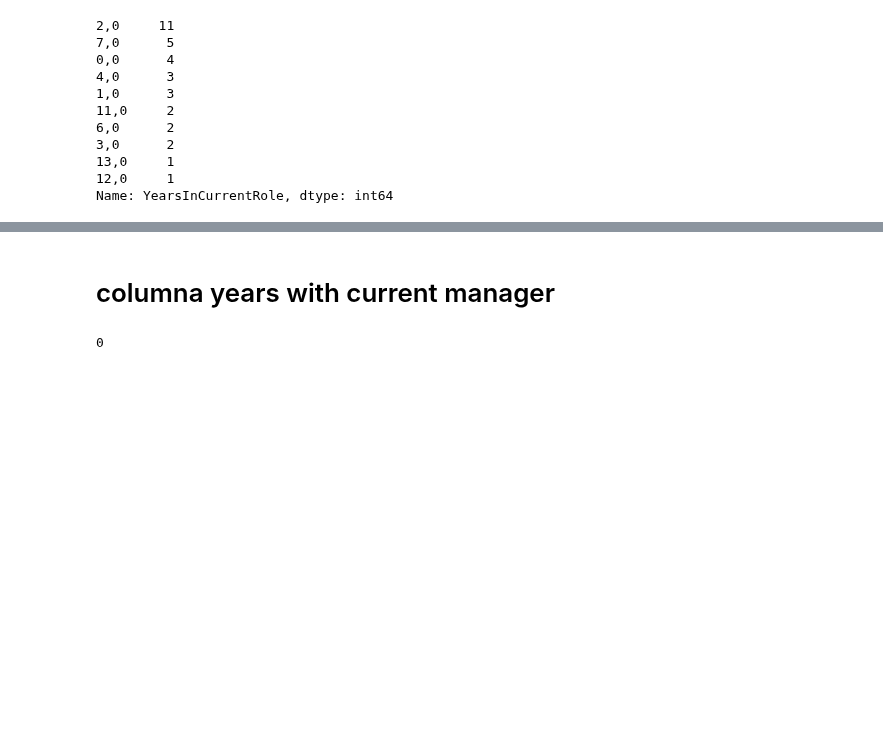
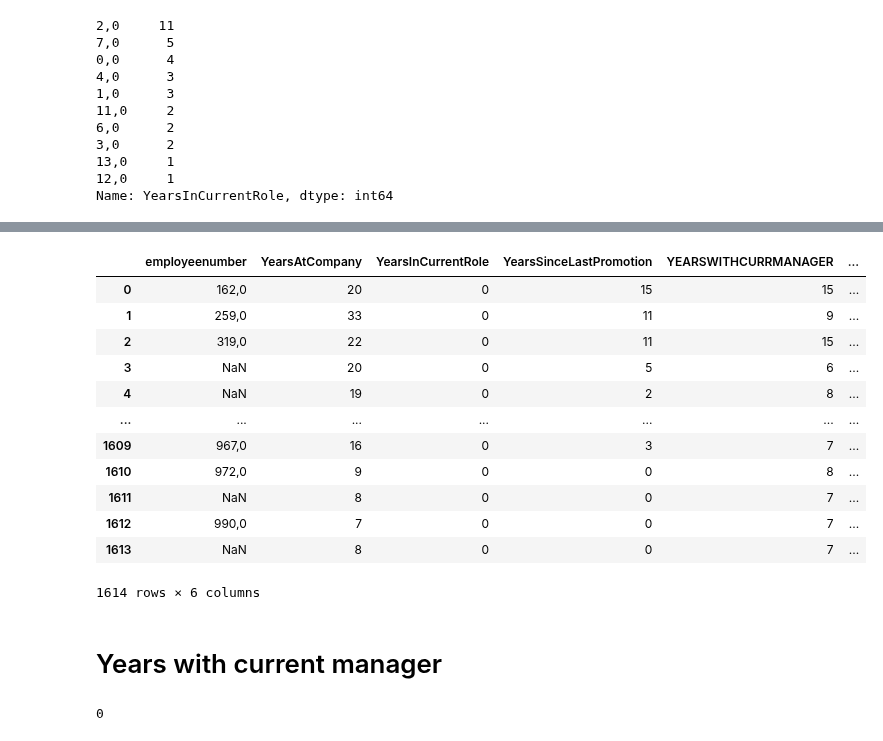
Before and after one commit to raquelmartinrodriguez/proyecto-da-promo-G-modulo-3-team-1, a Jupyter notebook: notebooks/employee.ipynb, the cells around one changed output, grey strips where cells are left out. Drawn from its saved outputs; the diff is of its cells as text; code cells hidden in the pictures; blank space fills up the shorter version.

```diff
--- a/notebooks/employee.ipynb
+++ b/notebooks/employee.ipynb
@@ -50,0 +64,3 @@ employee_experience.head()
+# %%
+
+employee_experience["YearsInCurrentRole"] = employee_experience["YearsInCurrentRole"].str.replace(",", ".")
@@ -50,0 +70,2 @@ employee_experience.head()
+# %%
+employee_experience['YearsInRole'] = employee_experience['YearsInCurrentRole'].fillna(0).replace(',', '.', regex=True).astype(int)
@@ -50,0 +88,2 @@ employee_experience.head()
+# %%
+employee_experience['YearsInRole'] = employee_experience['YearsInCurrentRole'].fillna(0).apply(int)
@@ -169,5 +225,32 @@ Name: YearsInCurrentRole, dtype: int64
+# %%
+
+
+for dato, value in enumerate(employee_experience["YearsInCurrentRole"]):
+    try:
+        employee_experience.at[dato, "YearsInCurrentRole"] = int(value)
+    except (ValueError, TypeError):
+        # Si ocurre un error (por ejemplo, si el valor es una cadena no numérica o NaN),
+        # cambia el valor a un entero
+        employee_experience.at[dato, "YearsInCurrentRole"] = 0  # Puedes cambiar esto por cualquier otro valor entero
+
+# Muestra el DataFrame actualizado
+employee_experience
+# %% [output]
+|  | employeenumber | YearsAtCompany | YearsInCurrentRole | YearsSinceLastPromotion | YEARSWITHCURRMANAGER | ... |
+| 0 | 162,0 | 20 | 0 | 15 | 15 | ... |
+| 1 | 259,0 | 33 | 0 | 11 | 9 | ... |
+| 2 | 319,0 | 22 | 0 | 11 | 15 | ... |
+| 3 | NaN | 20 | 0 | 5 | 6 | ... |
+| 4 | NaN | 19 | 0 | 2 | 8 | ... |
+| ... | ... | ... | ... | ... | ... | ... |
+| 1609 | 967,0 | 16 | 0 | 3 | 7 | ... |
+| 1610 | 972,0 | 9 | 0 | 0 | 8 | ... |
+| 1611 | NaN | 8 | 0 | 0 | 7 | ... |
+| 1612 | 990,0 | 7 | 0 | 0 | 7 | ... |
+| 1613 | NaN | 8 | 0 | 0 | 7 | ... |
+1614 rows × 6 columns
 # %% [markdown]
-# columna years with current manager
+#  Years with current manager
 # %%
 data.YEARSWITHCURRMANAGER.isnull().sum()
 # %% [output]
```
Also changed, not shown: parts of 13 cells of this notebook.
